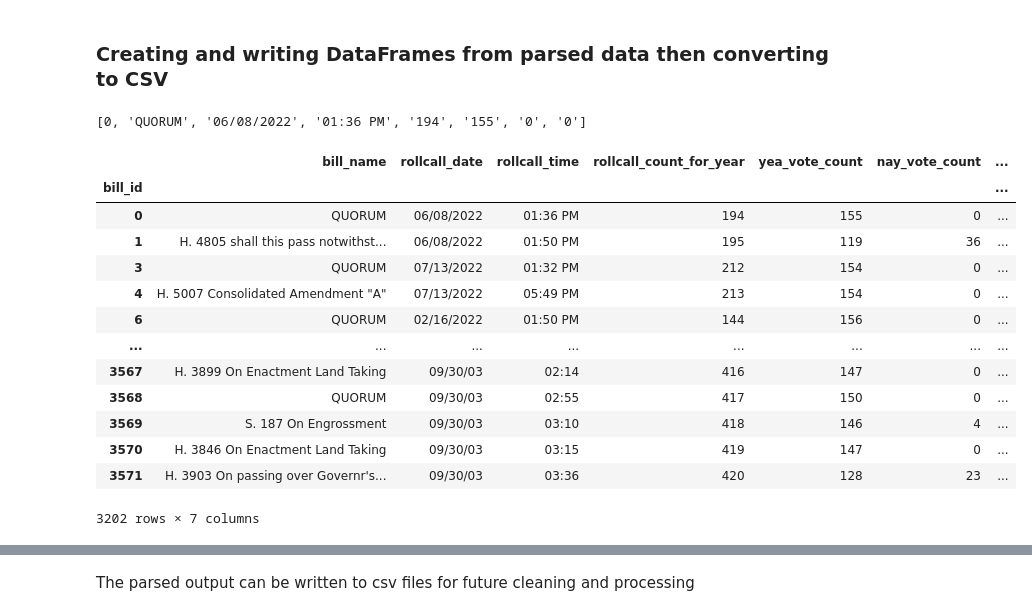
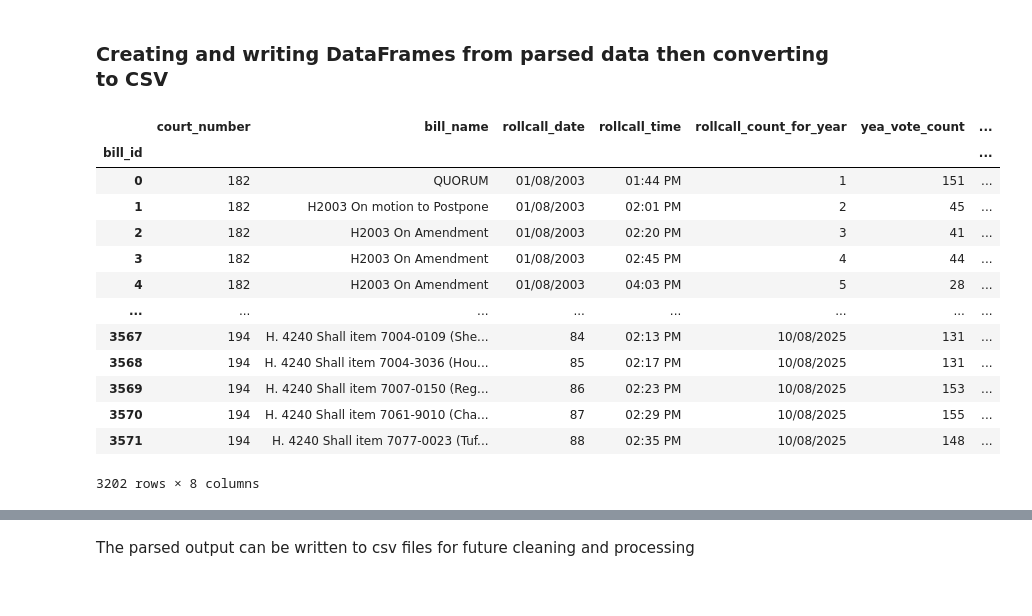
Before and after one commit to BU-Spark/ds-act-on-mass, a Jupyter notebook: fa25-team-a/eda/house_pdf_parsing/parse_house.ipynb, the cells around one changed output, grey strips where cells are left out. Drawn from its saved outputs; the diff is of its cells as text; code cells hidden in the pictures.

Commit message:
Fixed issues with pre 2009 and post 2017 parsing.

```diff
--- a/fa25-team-a/eda/house_pdf_parsing/parse_house.ipynb
+++ b/fa25-team-a/eda/house_pdf_parsing/parse_house.ipynb
@@ -37,7 +56,9 @@ post2017_patterns_to_match = [
     '^Yea and Nay$',
     '^(?P<Name>Mr. Speaker|([A-Z-][À-ÿa-z.,\'’-]+?)(?: {,1}[\*À-ÿA-Za-z.,\'’-]+)+)$',
     '^(?P<VoteValue>\D{1})$',
-    '^\*=AFTER VOTE\s+P=PRESENT\s+X=NOT VOTING$'
+    '^\*=AFTER VOTE\s+P=PRESENT\s+X=NOT VOTING$',
+    '^(?P<VoteValue>[YNPXynpx]{1})$',
+    '^(?P<Name>Mr Speaker|([A-Z-][À-ÿa-z.,\'’-]+?)(?: {,1}[\*À-ÿA-Za-z.,\'’-]+)+).?$'
 ]
 # %% [markdown]
 There are a few files that specifically do not match the patterns seen in many of the others. It appears that although the document appears the same way compared to files from after 2017, the files from 2023 and onwards fix some of the encoding issues that resulted in Nay votes appearing out of order and the main title and other features of the document not appearing in expected order.
@@ -414,0 +771,29 @@ Turning off n
+# %%
+bill_id = -1
+bill_data = []
+vote_data = []
+
+for path in all_paths:
+
+    # If path includes the year <2009, skip for now
+    file_year = int(str(path)[23:27])
+    court_number = years_to_court_number[file_year]
+
+    print(f'Attempting to parsing file at path: {path}')
+    if file_year < 2009:
+        if bill_id < 0: bill_id+1
+        current_bill_data, current_vote_data, bill_id = parse_Pre2009_PDF(path, bill_id+1, court_number)
+    # Skip files from 2009 - 2017 for now since they will have more things to deal with for parsing
+    elif file_year >= 2009 and file_year <= 2017:
+        if bill_id < 0: bill_id+1
+        print(f'Skipping file from year: {file_year}')
+        continue
+    elif file_year > 2017:
+        if bill_id < 0: bill_id+1
+        current_bill_data, current_vote_data, bill_id = parse_Post2017_PDF(path, bill_id+1, court_number)
+    else:
+        print(f"File in unexpected year attempted to be parsed: {path, file_year}")
+        break
+
+    bill_data.extend(current_bill_data)
+    vote_data.extend(current_vote_data)
@@ -415,29 +818,25 @@ Turning off n
 # %% [markdown]
 ### Creating and writing DataFrames from parsed data then converting to CSV
-# %%
-bill_data[0]
-# %% [output]
-[0, 'QUORUM', '06/08/2022', '01:36 PM', '194', '155', '0', '0']
 # %%
 # Create a dataframe from the parsed PDF data for bills
-bill_df = pd.DataFrame(bill_data, columns=['bill_id', 'bill_name', 'rollcall_date', 'rollcall_time', 'rollcall_count_for_year', 'yea_vote_count', 'nay_vote_count', 'not_voting_count'])
+bill_df = pd.DataFrame(bill_data, columns=['bill_id', 'court_number', 'bill_name', 'rollcall_date', 'rollcall_time', 'rollcall_count_for_year', 'yea_vote_count', 'nay_vote_count', 'not_voting_count'])
 
 bill_df.set_index('bill_id', inplace=True)
 bill_df
 # %% [output]
-|  | bill_name | rollcall_date | rollcall_time | rollcall_count_for_year | yea_vote_count | nay_vote_count | ... |
+|  | court_number | bill_name | rollcall_date | rollcall_time | rollcall_count_for_year | yea_vote_count | ... |
 | bill_id |  |  |  |  |  |  | ... |
-| 0 | QUORUM | 06/08/2022 | 01:36 PM | 194 | 155 | 0 | ... |
-| 1 | H. 4805 shall this pass notwithst... | 06/08/2022 | 01:50 PM | 195 | 119 | 36 | ... |
-| 3 | QUORUM | 07/13/2022 | 01:32 PM | 212 | 154 | 0 | ... |
-| 4 | H. 5007 Consolidated Amendment "A" | 07/13/2022 | 05:49 PM | 213 | 154 | 0 | ... |
-| 6 | QUORUM | 02/16/2022 | 01:50 PM | 144 | 156 | 0 | ... |
+| 0 | 182 | QUORUM | 01/08/2003 | 01:44 PM | 1 | 151 | ... |
+| 1 | 182 | H2003 On motion to Postpone | 01/08/2003 | 02:01 PM | 2 | 45 | ... |
+| 2 | 182 | H2003 On Amendment | 01/08/2003 | 02:20 PM | 3 | 41 | ... |
+| 3 | 182 | H2003 On Amendment | 01/08/2003 | 02:45 PM | 4 | 44 | ... |
+| 4 | 182 | H2003 On Amendment | 01/08/2003 | 04:03 PM | 5 | 28 | ... |
 | ... | ... | ... | ... | ... | ... | ... | ... |
-| 3567 | H. 3899 On Enactment Land Taking | 09/30/03 | 02:14 | 416 | 147 | 0 | ... |
-| 3568 | QUORUM | 09/30/03 | 02:55 | 417 | 150 | 0 | ... |
-| 3569 | S. 187 On Engrossment | 09/30/03 | 03:10 | 418 | 146 | 4 | ... |
-| 3570 | H. 3846 On Enactment Land Taking | 09/30/03 | 03:15 | 419 | 147 | 0 | ... |
-| 3571 | H. 3903 On passing over Governr's... | 09/30/03 | 03:36 | 420 | 128 | 23 | ... |
+| 3567 | 194 | H. 4240 Shall item 7004-0109 (She... | 84 | 02:13 PM | 10/08/2025 | 131 | ... |
+| 3568 | 194 | H. 4240 Shall item 7004-3036 (Hou... | 85 | 02:17 PM | 10/08/2025 | 131 | ... |
+| 3569 | 194 | H. 4240 Shall item 7007-0150 (Reg... | 86 | 02:23 PM | 10/08/2025 | 153 | ... |
+| 3570 | 194 | H. 4240 Shall item 7061-9010 (Cha... | 87 | 02:29 PM | 10/08/2025 | 155 | ... |
+| 3571 | 194 | H. 4240 Shall item 7077-0023 (Tuf... | 88 | 02:35 PM | 10/08/2025 | 148 | ... |
-3202 rows × 7 columns
+3202 rows × 8 columns
 # %%
 # Create a dataframe from parsed PDF data about votes
```
Also changed, not shown: parts of 28 cells of this notebook.
